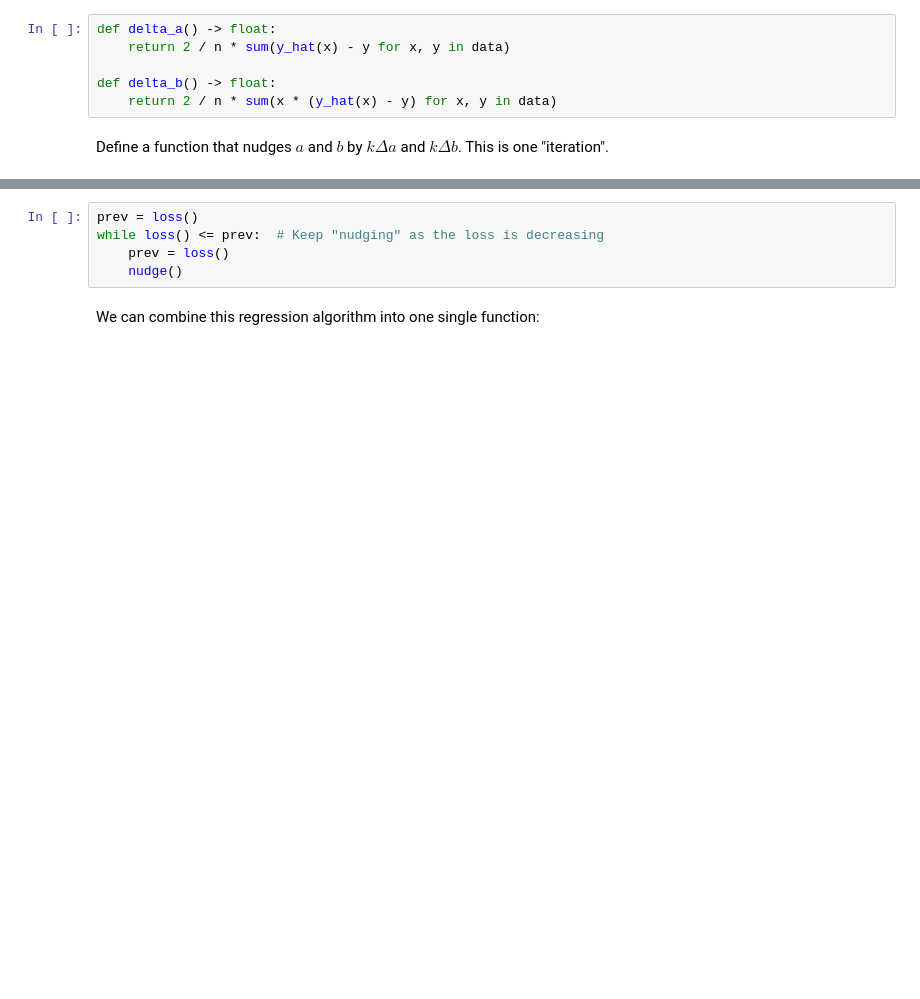
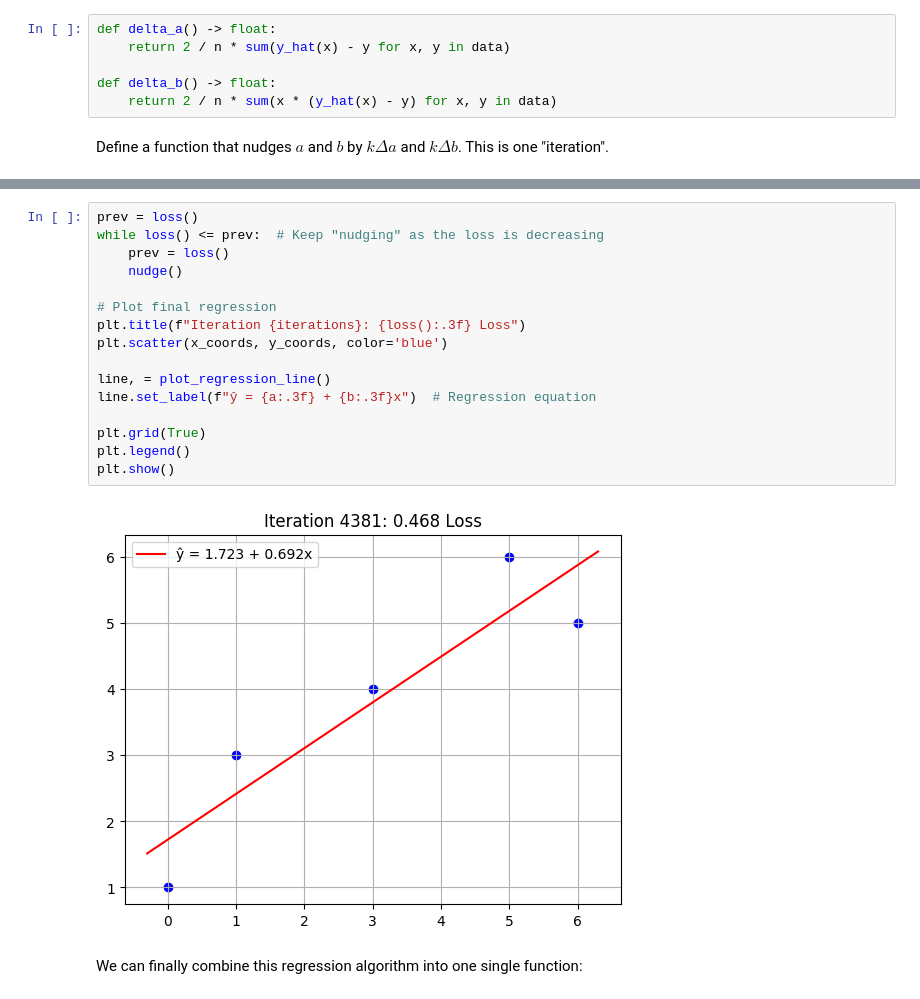
Before and after one commit to jay3332/ml-ipynb, a Jupyter notebook: 2025_01_15_linear_regression.ipynb, the cells around one changed output, grey strips where cells are left out. Cells and saved outputs as stored; diff of their text form; blank space fills up the shorter version.

```diff
--- a/2025_01_15_linear_regression.ipynb
+++ b/2025_01_15_linear_regression.ipynb
@@ -62,12 +99,25 @@ Call `nudge()` until the mean-squared error begins *converging*.
 
 Eventually, the mean-squared error may stop decreasing. This is a good stopping point for our regression.
-# %%
-prev = loss()
-while loss() <= prev:  # Keep "nudging" as the loss is decreasing
-    prev = loss()
-    nudge()
+# %%
+prev = loss()
+while loss() <= prev:  # Keep "nudging" as the loss is decreasing
+    prev = loss()
+    nudge()
+
+# Plot final regression
+plt.title(f"Iteration {iterations}: {loss():.3f} Loss")
+plt.scatter(x_coords, y_coords, color='blue')
+
+line, = plot_regression_line()
+line.set_label(f"ŷ = {a:.3f} + {b:.3f}x")  # Regression equation
+
+plt.grid(True)
+plt.legend()
+plt.show()
+# %% [output]
+[figure, added]
 # %% [markdown]
-We can combine this regression algorithm into one single function:
+We can finally combine this regression algorithm into one single function:
 # %%
 from typing import NamedTuple
 
```
Also changed, not shown: parts of 10 cells of this notebook.
